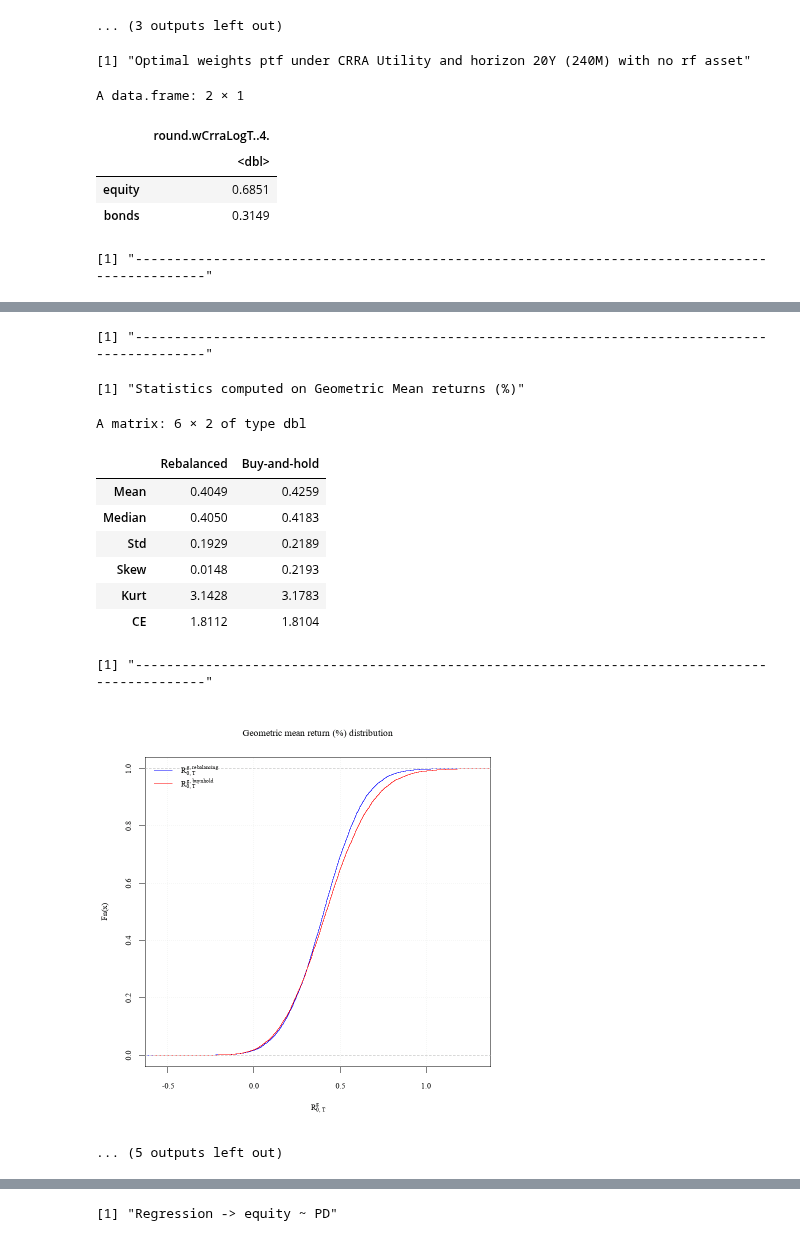
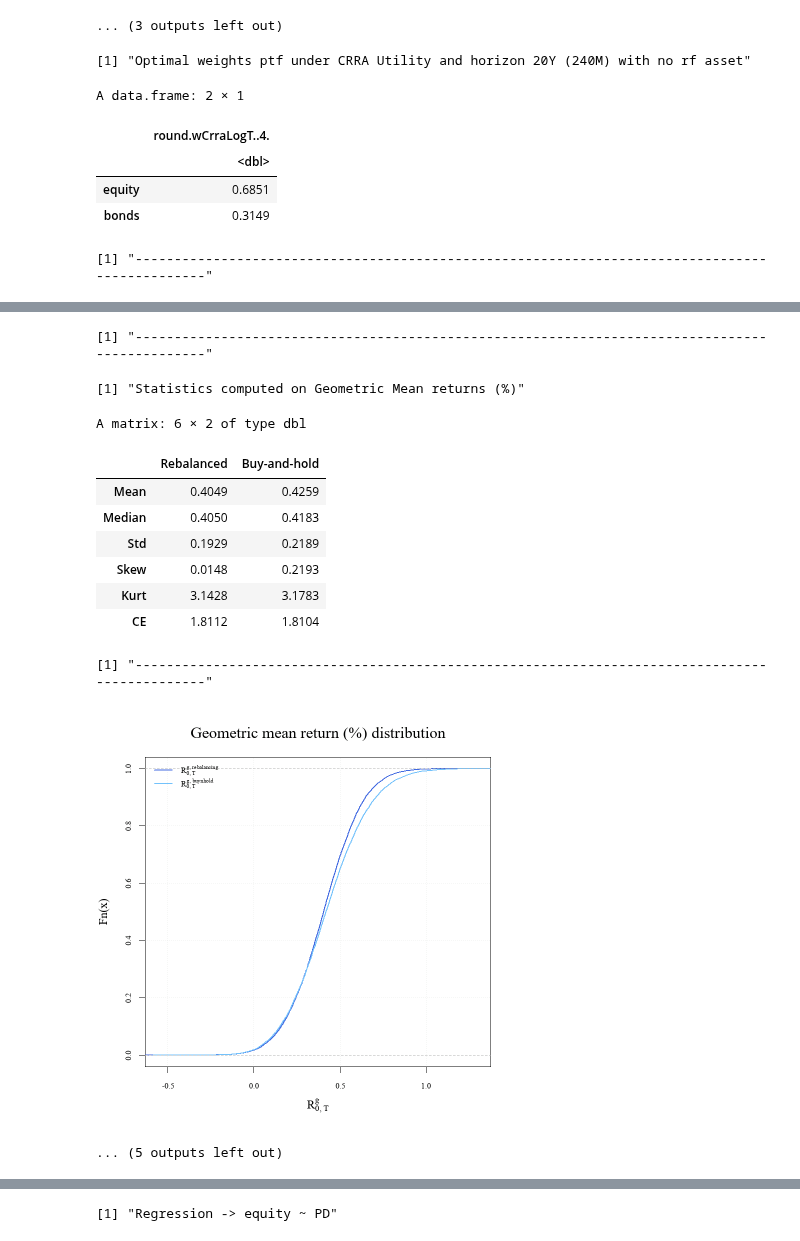
Before and after one commit to S2310053/GRA6560, a Jupyter notebook: main_code.ipynb, the cells around one changed output, grey strips where cells are left out. Cells and saved outputs as stored; diff of their text form; code cells hidden in the pictures.

```diff
--- a/main_code.ipynb
+++ b/main_code.ipynb
@@ -938,7 +959,7 @@ A data.frame: 2 × 1
 [1] "-----------------------------------------------------------------------------------------------"
 ... (3 outputs left out)
 # %%
-##
+## ##CRRA PTF####
 #  4.1 Assume constant IOS and log normal returns to compare rebalancing
 #  and buy and hold strategies for a horizon of 20 years, CRRA utility ptf
 ##
@@ -980,8 +1001,10 @@ for (i in 1:nT){
 
 # Plot the equity of the stock against horizon
 par(mfrow = c(1,1), family = "Times New Roman")
-plot(T, weights[,1], type="o", lwd=2, col="royalblue", main= "Equity and bonds weight variation against horizon",
-     xlab = TeX("$T_{months}$"),  ylab= TeX("$w^{equity}"))
+plot(T, weights[,1], type="l", lwd=2, col="royalblue", main= "Equity and bonds weight variation against horizon",
+     xlab = TeX("$T_{months}$"),  ylab= TeX("$w^{equity}"),
+     cex.main=2,
+     cex.lab = 1.5,)
 grid(col = adjustcolor("gray70", alpha.f = 0.2), lwd = 1)
 
 ##
@@ -1033,9 +1056,11 @@ for (i in 1:nSimulations){
 ecdfRebal <- ecdf(exp(rRebal))
 ecdfBnH   <- ecdf(exp(rBnH))
 
-plot(ecdfRebal, verticals=TRUE, do.points=FALSE, main="Total return distribution", col="blue", xlab= TeX("$R_{0,T}$"))
-plot(ecdfBnH,   verticals=TRUE, do.points=FALSE, add=TRUE, col="red")
-legend(x = "topleft", legend = c(TeX("$R^{rebalancing}_{0,T}$"), TeX("$R^{buynhold}_{0,T}$")), col = c("blue", "red"), lwd = 1, bty = "n")
+plot(ecdfRebal, verticals=TRUE, do.points=FALSE, main="Total return distribution", col="royalblue", xlab= TeX("$R_{0,T}$"),
+     cex.main=2,
+     cex.lab = 1.5, lwd = 2)
+plot(ecdfBnH,   verticals=TRUE, do.points=FALSE, add=TRUE, col="#73C2FB", lwd = 2)
+legend(x = "topleft", legend = c(TeX("$R^{rebalancing}_{0,T}$"), TeX("$R^{buynhold}_{0,T}$")), col = c("royalblue", "#73C2FB"), lwd = 2, bty = "n")
 grid(col = adjustcolor("gray70", alpha.f = 0.2), lwd = 1)
 
 # Plot the two distributions of geometric means
@@ -1044,9 +1069,11 @@ gmBnH       <- 100*(exp(rBnH / T) - 1)
 ecdfGmRebal <- ecdf(gmRebal)
 ecdfGmBnH   <- ecdf(gmBnH)
 
-plot(ecdfGmRebal, verticals=TRUE, do.points=FALSE, main="Geometric mean return (%) distribution", col="blue", xlab=TeX("$R^{g}_{0,T}$"))
-plot(ecdfGmBnH, verticals=TRUE, do.points=FALSE, add=TRUE, col="red")
-legend(x = "topleft", legend = c(TeX("$R^{g,rebalancing}_{0,T}$"), TeX("$R^{g,buynhold}_{0,T}$")), col = c("blue", "red"), lwd = 1, bty = "n")
+plot(ecdfGmRebal, verticals=TRUE, do.points=FALSE, main="Geometric mean return (%) distribution", col="royalblue", xlab=TeX("$R^{g}_{0,T}$"),
+     cex.main=2,
+     cex.lab = 1.5, lwd = 2)
+plot(ecdfGmBnH, verticals=TRUE, do.points=FALSE, add=TRUE, col="#73C2FB", lwd = 2)
+legend(x = "topleft", legend = c(TeX("$R^{g,rebalancing}_{0,T}$"), TeX("$R^{g,buynhold}_{0,T}$")), col = c("royalblue", "#73C2FB"), lwd = 2, bty = "n")
 grid(col = adjustcolor("gray70", alpha.f = 0.2), lwd = 1)
 
 
@@ -1104,10 +1131,12 @@ for (i in 1:nGrid){
 
 # Plot CE vs Equity Weight
 plot(equityGrid, ceValues,
-     type = "o", lwd = 2, col = "royalblue",
-     main = sprintf("Buy-and-hold CE for T = %d months", T),
+     type = "l", lwd = 2, col = "royalblue",
+     main = sprintf("Buy-and-Hold CE for T = %d months", T),
      xlab = TeX("$w^{equity}$"),
-     ylab = TeX("$CE$"))
+     ylab = TeX("$CE$"),
+     cex.main=2,
+     cex.lab = 1.5)
 grid(col = adjustcolor("gray70", alpha.f = 0.2), lwd = 1)
 
 ##
@@ -1162,11 +1191,13 @@ for (j in 1:length(tcGrid)) {
     ceTC[j] <- ( mean( wealthAdj^(1-gamma) ) )^(1/(1-gamma))
 }
 
-plot(tcGrid * 10000, ceTC, type = "o", lwd = 2, col = "royalblue",
+plot(tcGrid * 10000, ceTC, type = "l", lwd = 2, col = "royalblue",
      xlab = TeX("$TC_{bps}$"),
      ylab = TeX("$CE$"),
-     main = "Impact of Transaction Costs on CE for rebalancing strategy")
-grid(col = adjustcolor("gray70", alpha.f = 0.3))
+     main = "Transaction Cost impact on CE in the rebalancing strategy",
+     cex.main=2,
+     cex.lab = 1.5,)
+grid(col = adjustcolor("gray70", alpha.f = 0.2))
 # %% [output]
 [1] "Optimal weights ptf under CRRA Utility and horizon 20Y (240M) with no rf asset"
 A data.frame: 2 × 1
@@ -1180,15 +1211,15 @@ A data.frame: 2 × 1
 [1] "-----------------------------------------------------------------------------------------------"
 [1] "Statistics computed on Geometric Mean returns (%)"
 A matrix: 6 × 2 of type dbl
 |  | Rebalanced | Buy-and-hold |
 | Mean | 0.4049 | 0.4259 |
 | Median | 0.4050 | 0.4183 |
 | Std | 0.1929 | 0.2189 |
 | Skew | 0.0148 | 0.2193 |
 | Kurt | 3.1428 | 3.1783 |
 | CE | 1.8112 | 1.8104 |
 [1] "-----------------------------------------------------------------------------------------------"
-[figure, old version]
+[figure, new version]
 ... (5 outputs left out)
 # %%
 ##
```
Also changed, not shown: parts of 6 cells of this notebook.
